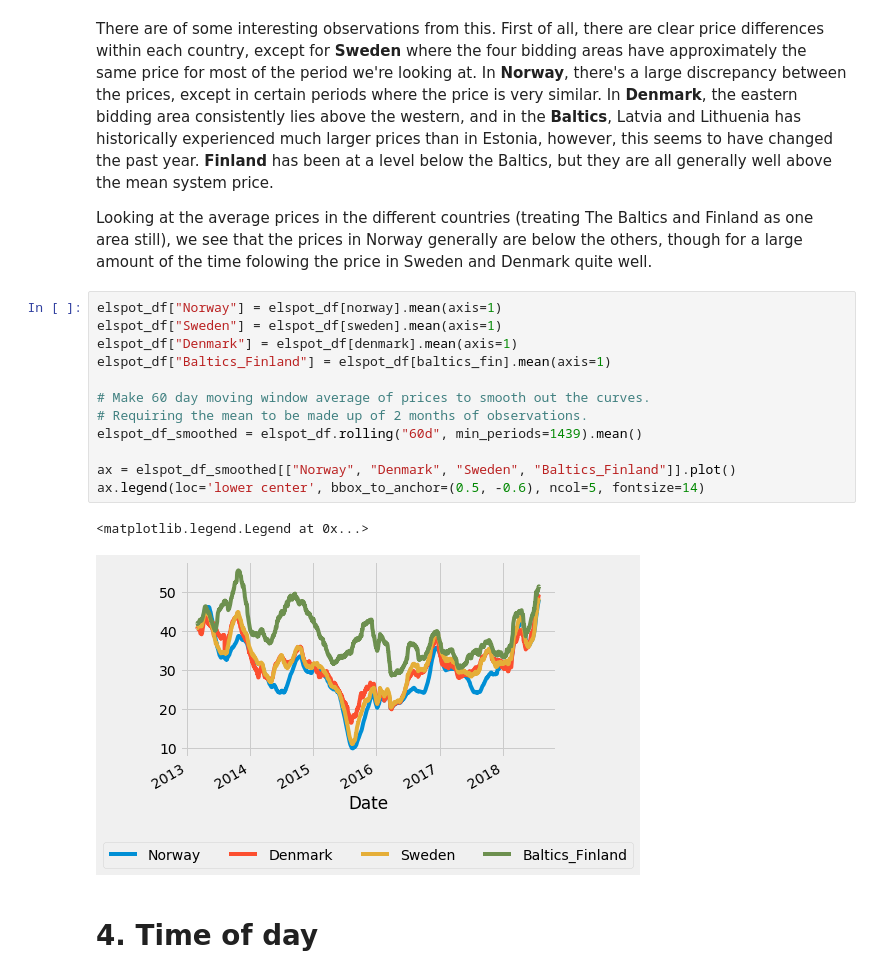
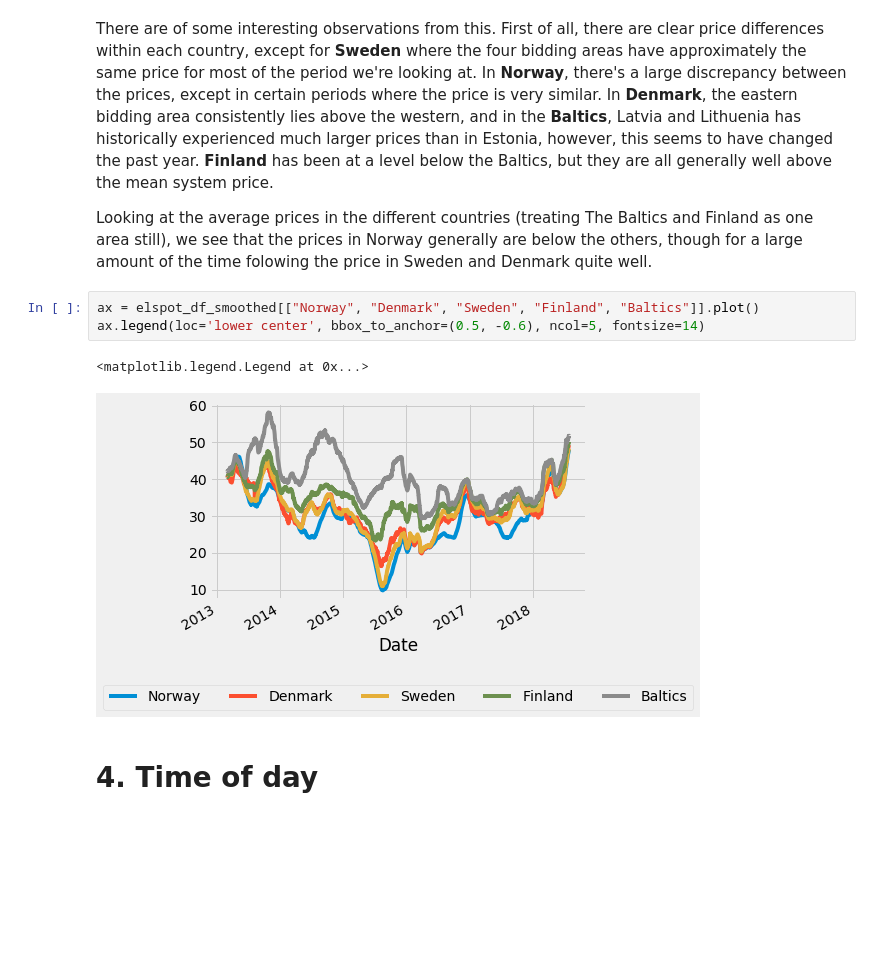
Before and after one commit to rasmusthog/nordpool-data-analysis, a Jupyter notebook: Nordpool Data Analysis.ipynb, the cells around one changed output. Saved outputs shown, nothing was run; the diff lists cells and outputs as text; blank space fills up the shorter version.

```diff
--- a/Nordpool Data Analysis.ipynb
+++ b/Nordpool Data Analysis.ipynb
@@ -225,20 +244,11 @@ plt.tight_layout(pad=10)
 There are of some interesting observations from this. First of all, there are clear price differences within each country, except for **Sweden** where the four bidding areas have approximately the same price for most of the period we're looking at. In **Norway**, there's a large discrepancy between the prices, except in certain periods where the price is very similar. In **Denmark**, the eastern bidding area consistently lies above the western, and in the **Baltics**, Latvia and Lithuenia has historically experienced much larger prices than in Estonia, however, this seems to have changed the past year. **Finland** has been at a level below the Baltics, but they are all generally well above the mean system price.
 
 Looking at the average prices in the different countries (treating The Baltics and Finland as one area still), we see that the prices in Norway generally are below the others, though for a large amount of the time folowing the price in Sweden and Denmark quite well.
-# %%
-elspot_df["Norway"] = elspot_df[norway].mean(axis=1)
-elspot_df["Sweden"] = elspot_df[sweden].mean(axis=1)
-elspot_df["Denmark"] = elspot_df[denmark].mean(axis=1)
-elspot_df["Baltics_Finland"] = elspot_df[baltics_fin].mean(axis=1)
-
-# Make 60 day moving window average of prices to smooth out the curves.
-# Requiring the mean to be made up of 2 months of observations.
-elspot_df_smoothed = elspot_df.rolling("60d", min_periods=1439).mean()
-
-ax = elspot_df_smoothed[["Norway", "Denmark", "Sweden", "Baltics_Finland"]].plot()
-ax.legend(loc='lower center', bbox_to_anchor=(0.5, -0.6), ncol=5, fontsize=14)
-# %% [output]
-<matplotlib.legend.Legend at 0x...>
-[figure, removed]
+# %%
+ax = elspot_df_smoothed[["Norway", "Denmark", "Sweden", "Finland", "Baltics"]].plot()
+ax.legend(loc='lower center', bbox_to_anchor=(0.5, -0.6), ncol=5, fontsize=14)
+# %% [output]
+<matplotlib.legend.Legend at 0x...>
+[figure, added]
 # %% [markdown]
 # 4. Time of day
```
Also changed, not shown: parts of 11 cells of this notebook.
